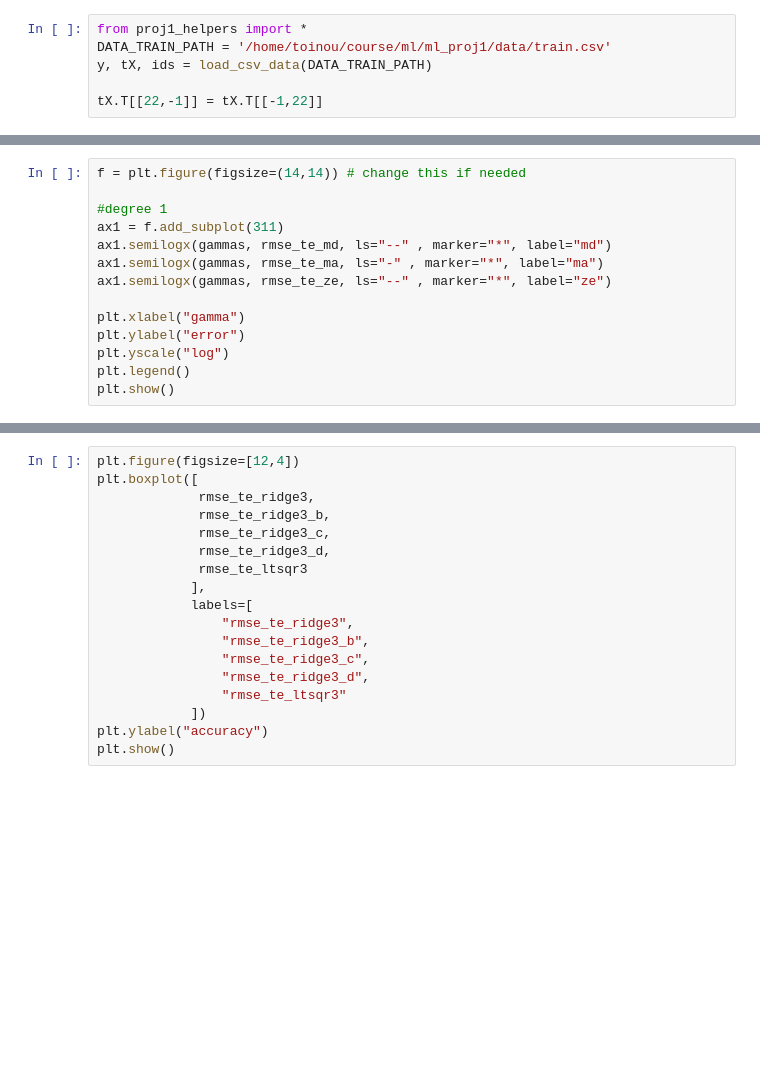
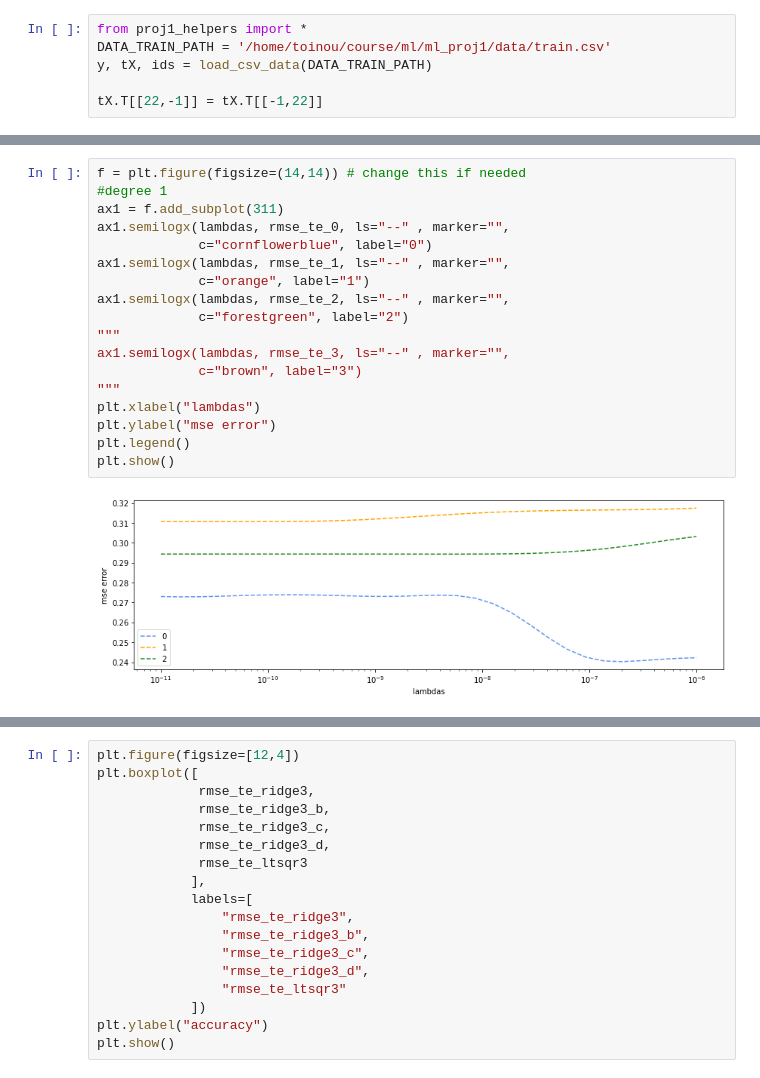
Before and after one commit to madtoinou/CS-433_HBozonClass, a Jupyter notebook: scripts/project1.ipynb, the cells around one changed output, grey strips where cells are left out. Saved outputs shown, nothing was run; the diff lists cells and outputs as text; blank space fills up the shorter version.

```diff
--- a/scripts/project1.ipynb
+++ b/scripts/project1.ipynb
@@ -728,14 +812,20 @@ i = [0, 34, 12, 14, 9, 71, 2, 47, 8, 37, 149, 22, 124, 30, 101, 5, 63, 88, 1, 59
 # %%
 f = plt.figure(figsize=(14,14)) # change this if needed
-
 #degree 1
 ax1 = f.add_subplot(311)
-ax1.semilogx(gammas, rmse_te_md, ls="--" , marker="*", label="md")
-ax1.semilogx(gammas, rmse_te_ma, ls="-" , marker="*", label="ma")
-ax1.semilogx(gammas, rmse_te_ze, ls="--" , marker="*", label="ze")
-
-plt.xlabel("gamma")
-plt.ylabel("error")
-plt.yscale("log")
+ax1.semilogx(lambdas, rmse_te_0, ls="--" , marker="",
+             c="cornflowerblue", label="0")
+ax1.semilogx(lambdas, rmse_te_1, ls="--" , marker="",
+             c="orange", label="1")
+ax1.semilogx(lambdas, rmse_te_2, ls="--" , marker="",
+             c="forestgreen", label="2")
+"""
+ax1.semilogx(lambdas, rmse_te_3, ls="--" , marker="",
+             c="brown", label="3")
+"""
+plt.xlabel("lambdas")
+plt.ylabel("mse error")
 plt.legend()
 plt.show()
+# %% [output]
+[figure, added]
```
Also changed, not shown: parts of 18 cells of this notebook, 2 other files.
